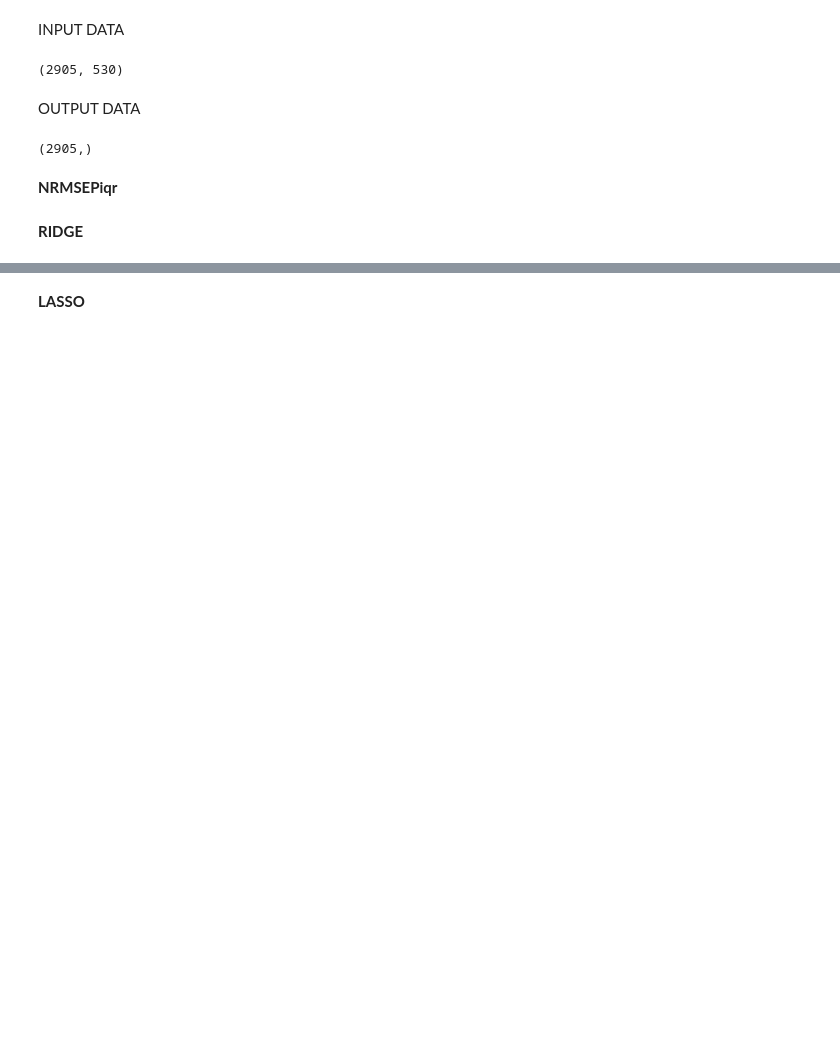
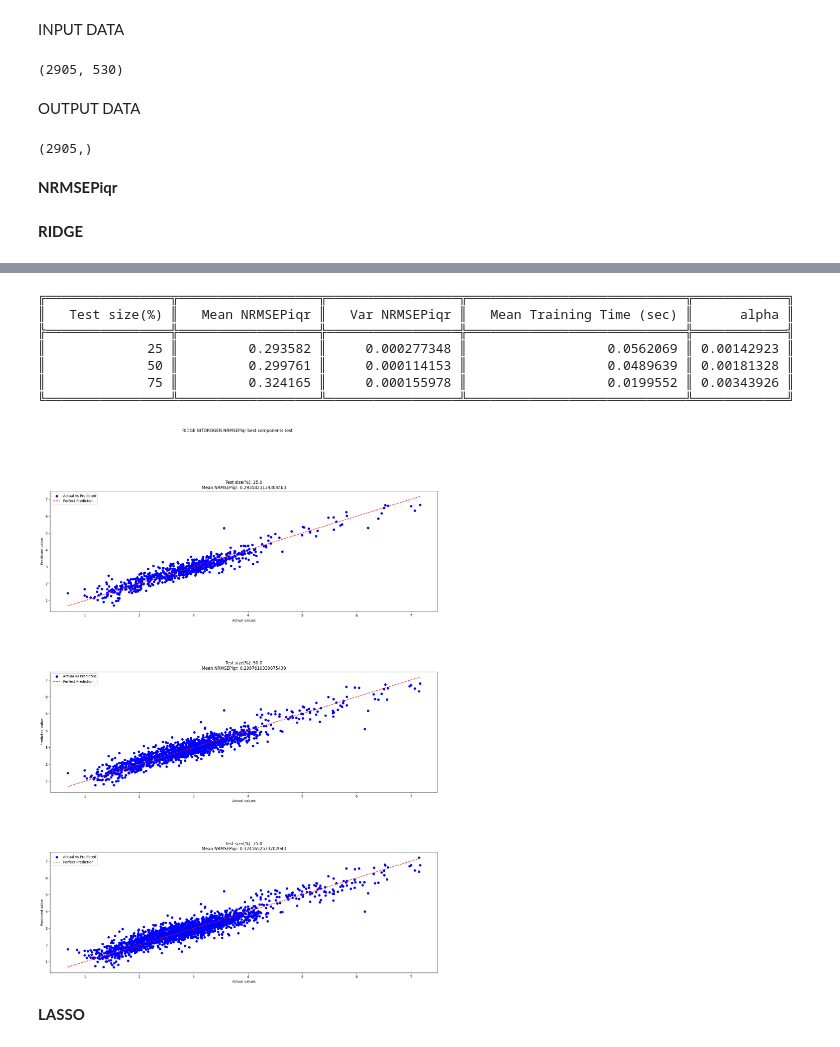
Before and after one commit to Lomby1902/Demetra, a Jupyter notebook: regularized_models.ipynb, the cells around one changed output, grey strips where cells are left out. Cells and saved outputs as stored; diff of their text form; code cells hidden in the pictures; blank space fills up the shorter version.

Commit message:
Fixed values problem in training loop

```diff
--- a/regularized_models.ipynb
+++ b/regularized_models.ipynb
@@ -198,7 +198,7 @@ seeds = np.random.choice(trials + 1, size=trials)
 
 
 results = []
-for alpha, ripartition in zip (ridge_alphas,ripartitions):
+for alpha, ripartition in zip(ridge_alphas.values(),ripartitions):
 
     NRMSE = []
     total_time = 0
@@ -208,33 +208,42 @@ for alpha, ripartition in zip (ridge_alphas,ripartitions):
 
         start_time = time.time()
         ridge.fit(X_train, Y_train)
         elapsed_time = (time.time() -start_time) #elapsed time in seconds
 
         # Make predictions using the testing set
         Y_pred_ridge = ridge.predict(X_test)
 
 
         NRMSE.append(NRMSEPiqr(Y_test, Y_pred_ridge))
         total_time+=elapsed_time
 
 
     results.append([str(ripartition *100 ),np.mean(NRMSE), np.var(NRMSE),
                        total_time/trials, alpha ])
 
     '''PLOT THE BEST MODELS'''
     axs[k].scatter(Y_test,Y_pred_ridge, c='blue', label='Actual vs Predicted')
     axs[k].plot([min(Y_test), max(Y_test)],
                             [min(Y_test), max(Y_test)], '--', c='red', label='Perfect Prediction')
     axs[k].legend()
     axs[k].set_xlabel("Actual values")
     axs[k].set_ylabel("Predicted value")
     axs[k].set_title( f"Test size(%): {ripartition * 100}" + "\n" + "Mean NRMSEPiqr: " + str(results[k][1]) )
     k += 1
 
     '''SHOW RESULTS'''
 
 headers = ["Test size(%)", "Mean NRMSEPiqr", "Var NRMSEPiqr","Mean Training Time (sec)" ,"alpha"]
 print(tabulate(results, headers,  tablefmt="double_outline"))
+# %% [output]
+╔════════════════╦══════════════════╦═════════════════╦════════════════════════════╦════════════╗
+║   Test size(%) ║   Mean NRMSEPiqr ║   Var NRMSEPiqr ║   Mean Training Time (sec) ║      alpha ║
+╠════════════════╬══════════════════╬═════════════════╬════════════════════════════╬════════════╣
+║             25 ║         0.293582 ║     0.000277348 ║                  0.0562069 ║ 0.00142923 ║
+║             50 ║         0.299761 ║     0.000114153 ║                  0.0489639 ║ 0.00181328 ║
+║             75 ║         0.324165 ║     0.000155978 ║                  0.0199552 ║ 0.00343926 ║
+╚════════════════╩══════════════════╩═════════════════╩════════════════════════════╩════════════╝
+[figure, added]
 # %% [markdown]
 **LASSO**
 # %%
```
Also changed, not shown: parts of 5 cells of this notebook, 1 other file.
